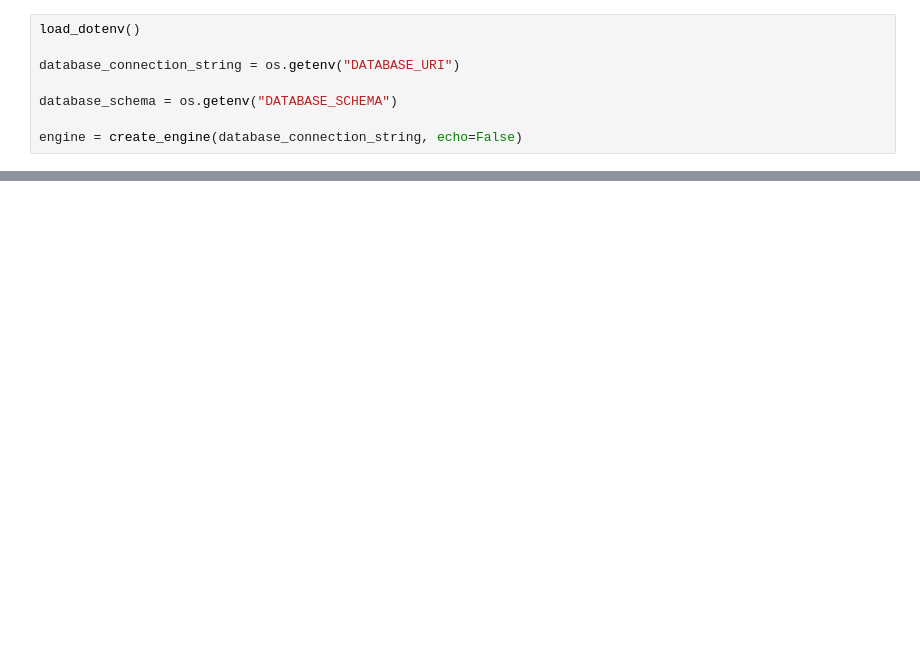
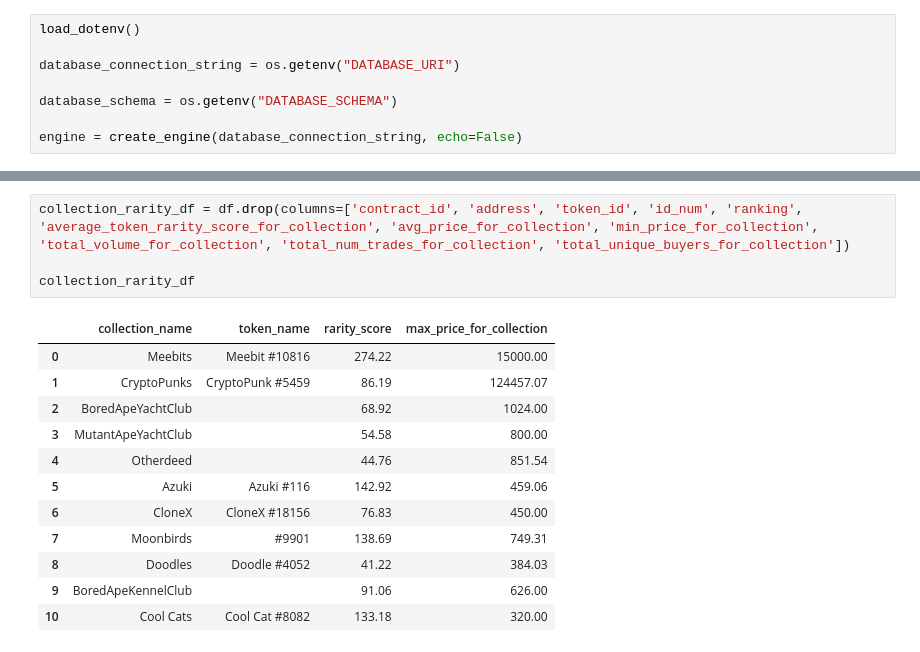
Before and after one commit to jgrichardson/nft_lending, a Jupyter notebook: stream_lit/Collection Average.ipynb, the cells around one changed output, grey strips where cells are left out. Drawn from its saved outputs; the diff is of its cells as text; blank space fills up the shorter version.

```diff
--- a/stream_lit/Collection Average.ipynb
+++ b/stream_lit/Collection Average.ipynb
@@ -55,0 +79,17 @@ display(df.tail(10))
+# %%
+collection_rarity_df = df.drop(columns=['contract_id', 'address', 'token_id', 'id_num', 'ranking', 'average_token_rarity_score_for_collection', 'avg_price_for_collection', 'min_price_for_collection', 'total_volume_for_collection', 'total_num_trades_for_collection', 'total_unique_buyers_for_collection'])
+
+collection_rarity_df
+# %% [output]
+|  | collection_name | token_name | rarity_score | max_price_for_collection |
+| 0 | Meebits | Meebit #10816 | 274.22 | 15000.00 |
+| 1 | CryptoPunks | CryptoPunk #5459 | 86.19 | 124457.07 |
+| 2 | BoredApeYachtClub |  | 68.92 | 1024.00 |
+| 3 | MutantApeYachtClub |  | 54.58 | 800.00 |
+| 4 | Otherdeed |  | 44.76 | 851.54 |
+| 5 | Azuki | Azuki #116 | 142.92 | 459.06 |
+| 6 | CloneX | CloneX #18156 | 76.83 | 450.00 |
+| 7 | Moonbirds | #9901 | 138.69 | 749.31 |
+| 8 | Doodles | Doodle #4052 | 41.22 | 384.03 |
+| 9 | BoredApeKennelClub |  | 91.06 | 626.00 |
+| 10 | Cool Cats | Cool Cat #8082 | 133.18 | 320.00 |
```
Also changed, not shown: parts of 6 cells of this notebook.
